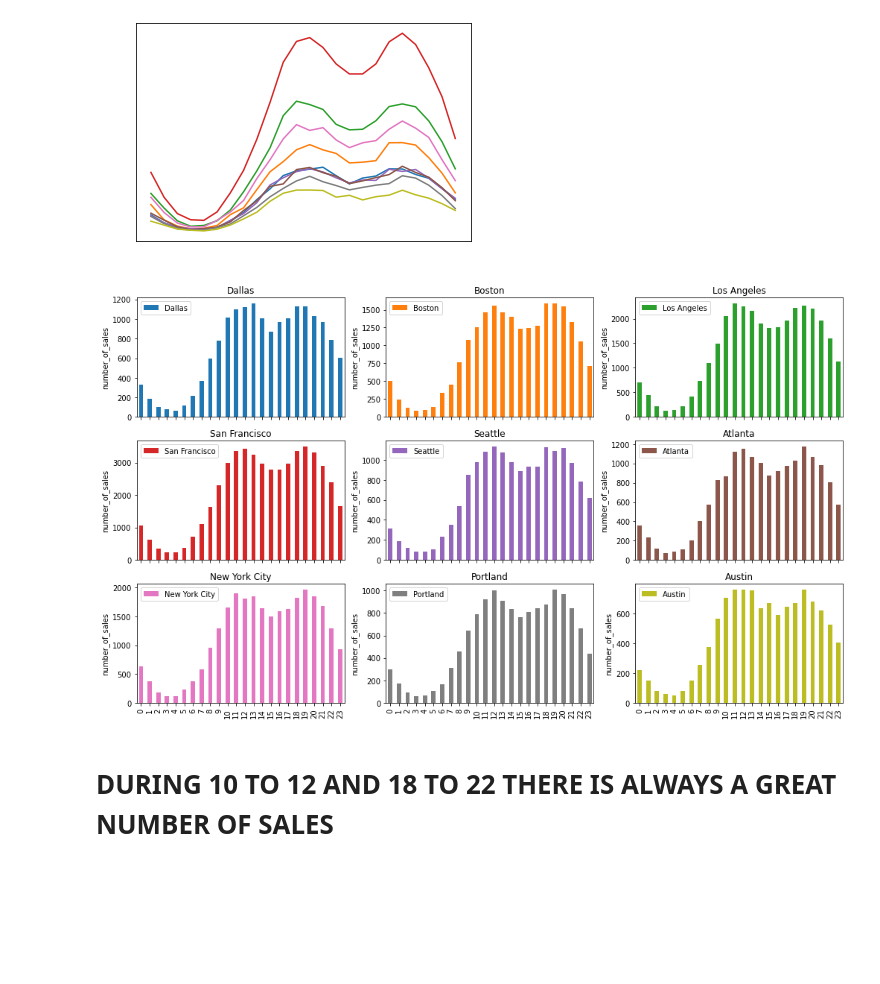
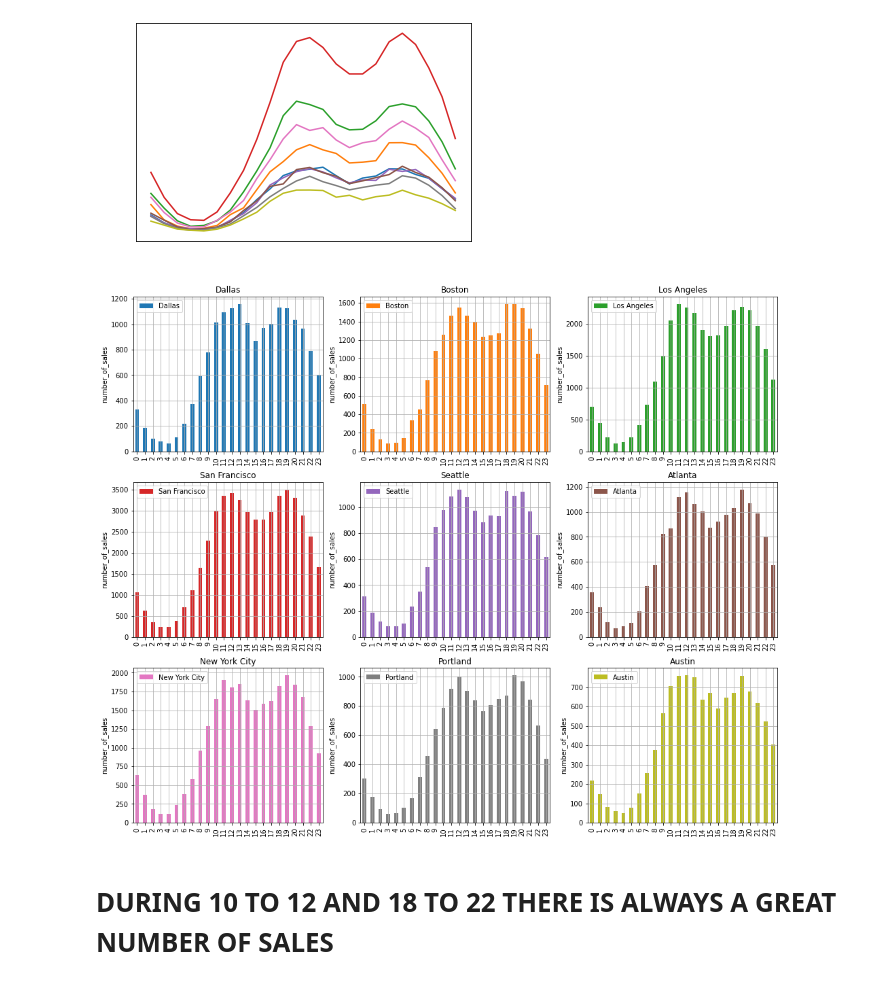
Before and after one commit to shoabahamed/python-projects, a Jupyter notebook: pandas_data_analysis/data_analysis.ipynb, the cells around one changed output. Drawn from its saved outputs; the diff is of its cells as text; code cells hidden in the pictures; blank space fills up the shorter version.

```diff
--- a/pandas_data_analysis/data_analysis.ipynb
+++ b/pandas_data_analysis/data_analysis.ipynb
@@ -392,10 +392,12 @@ plt.show()
 # %%
 # lets create the graph individually
 # %%
-df_time.plot(kind="bar", subplots=True, figsize=(17, 10), sharex=True, layout=(3, 3), ylabel="number_of_sales", rot="vertical")
+df_time.plot(kind="bar", subplots=True, figsize=(17, 10), sharex=False, layout=(3, 3), ylabel="number_of_sales", rot="vertical",
+            grid=True)
+plt.subplots_adjust(top=1.2)
 plt.show()
 # %% [output]
-[figure, old version]
+[figure, new version]
 # %% [markdown]
 <h1>DURING 10 TO 12 AND 18 TO 22 THERE IS ALWAYS A GREAT NUMBER OF SALES </h1>
 # %% [markdown]
```
